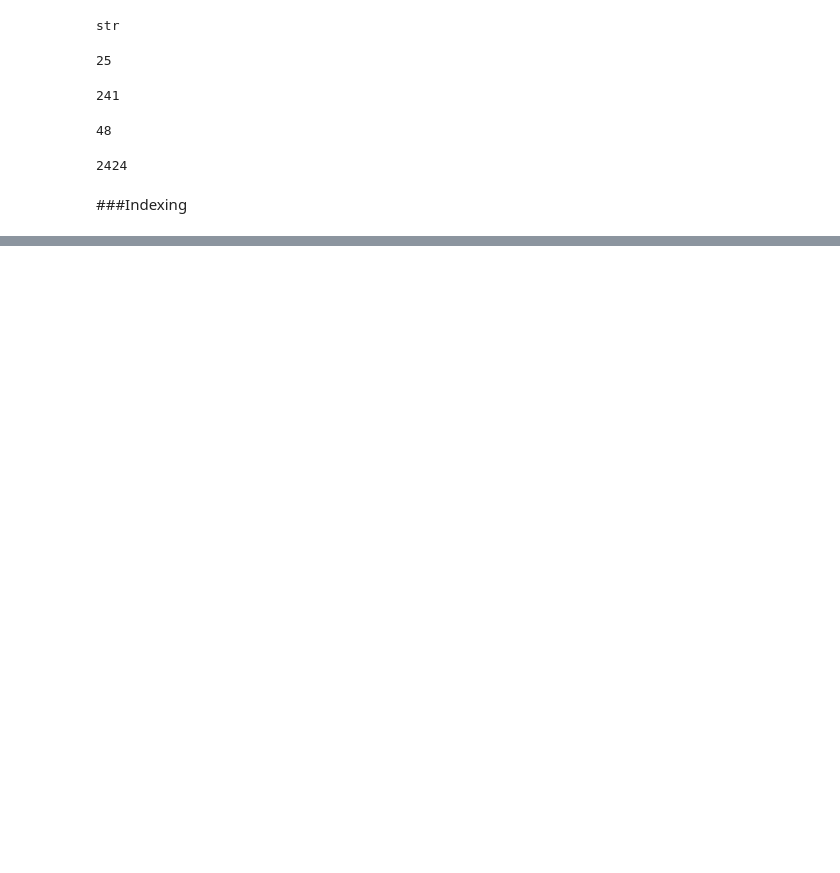
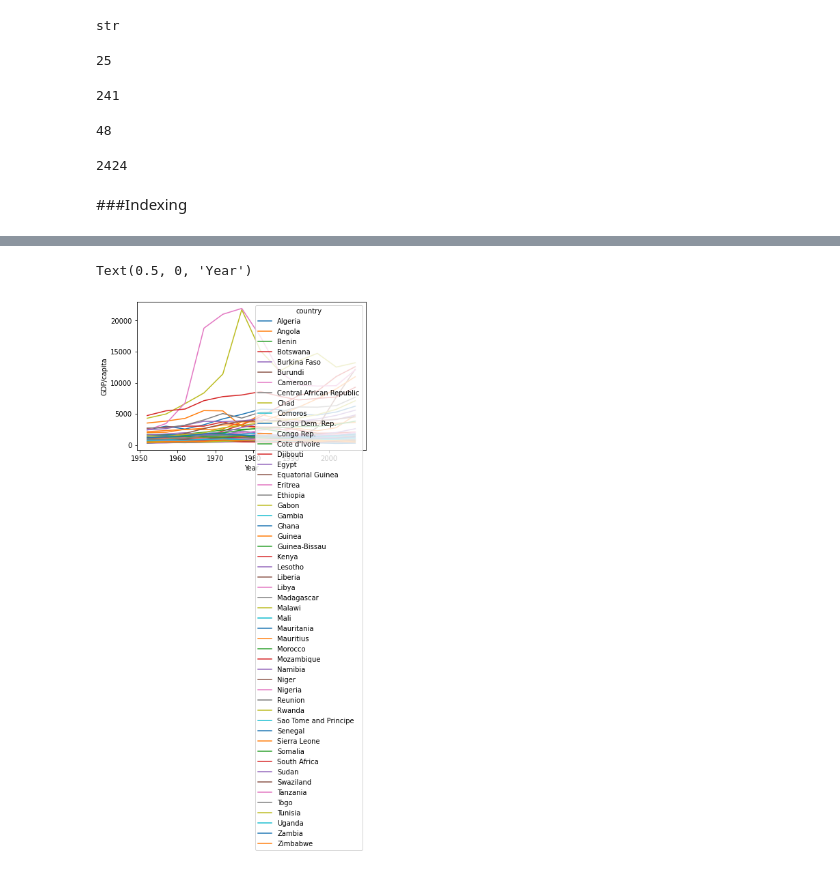
Before and after one commit to dejsmith7/praccomp_2022, a Jupyter notebook: PracComp2022.ipynb, the cells around one changed output, grey strips where cells are left out. Cells and saved outputs as stored; diff of their text form; code cells hidden in the pictures; blank space fills up the shorter version.

```diff
--- a/PracComp2022.ipynb
+++ b/PracComp2022.ipynb
@@ -72,0 +333,7 @@ print(myage_str + myage_str)
+# %%
+data.T.plot()
+plt.ylabel('GDP/capita')
+plt.xlabel('Year')
+# %% [output]
+Text(0.5, 0, 'Year')
+[figure, added]
```
Also changed, not shown: parts of 37 cells of this notebook.
